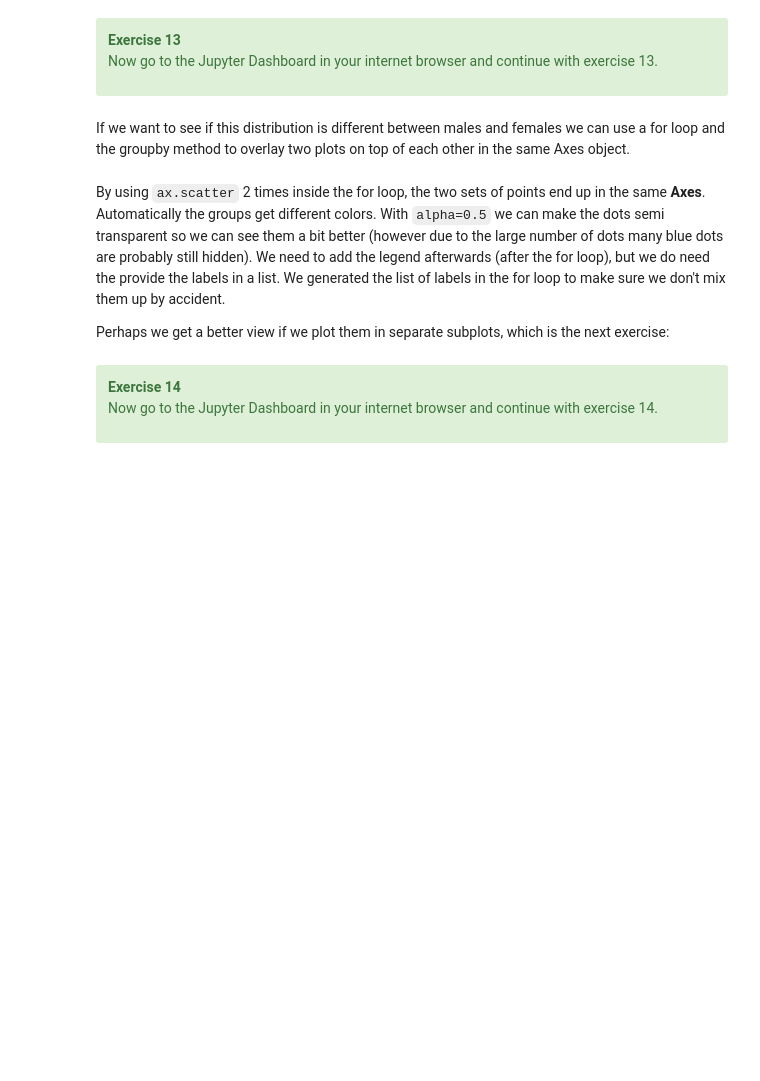
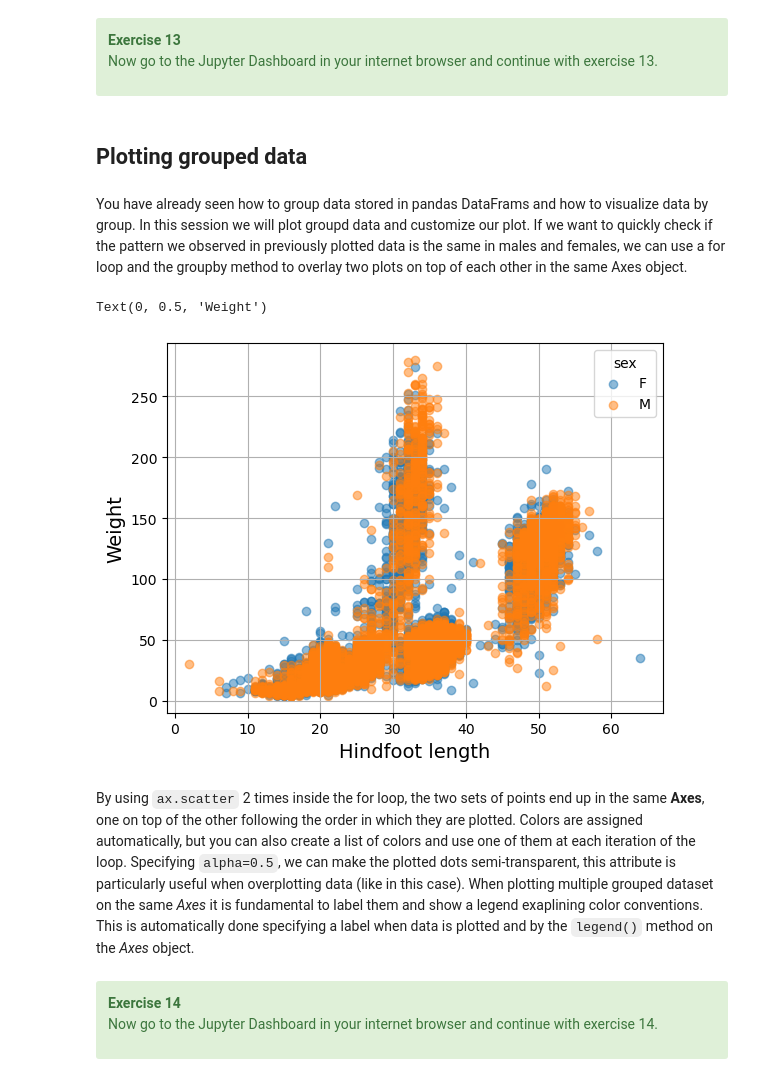
Before and after one commit to UtrechtUniversity/workshop-introduction-to-python, a Jupyter notebook: book/data-science-with-pandas-4.ipynb, the cells around one changed output. Drawn from its saved outputs; the diff is of its cells as text; code cells hidden in the pictures; blank space fills up the shorter version.

Commit message:
Text improved in all the remaining sessions

```diff
--- a/book/data-science-with-pandas-4.ipynb
+++ b/book/data-science-with-pandas-4.ipynb
@@ -193,23 +162,25 @@ fig.suptitle('Scatter plot of weight versus hindfoot length', fontsize=15)
 
 Now go to the Jupyter Dashboard in your internet browser and continue with exercise 13.
 </div>
+# %% [markdown]
+## Plotting grouped data
 # %% [markdown]
-If we want to see if this distribution is different between males and females we can use a for loop and the groupby method to overlay two plots on top of each other in the same Axes object.
+You have already seen how to group data stored in pandas DataFrams and how to visualize data by group. In this session we will plot groupd data and customize our plot. If we want to quickly check if the pattern we observed in previously plotted data is the same in males and females, we can use a for loop and the groupby method to overlay two plots on top of each other in the same Axes object.
 # %%
 fig, ax = plt.subplots()
-labels = []
 
 for i, group in list(surveys.groupby('sex')):
-    ax.scatter(group['hindfoot_length'], group['weight'], alpha=0.5)
-    labels.append(group['sex'].iloc[0])
+    ax.scatter(group['hindfoot_length'], group['weight'], alpha=0.5, label = group['sex'].iloc[0])
 
-ax.legend(labels)
-ax.set_xlabel("Hindfoot length")
-ax.set_ylabel("Weight")
+ax.legend(title='sex')
+ax.grid()
+ax.set_xlabel("Hindfoot length", fontsize=14)
+ax.set_ylabel("Weight", fontsize=14)
+# %% [output]
+Text(0, 0.5, 'Weight')
+[figure, added]
 # %% [markdown]
-By using `ax.scatter` 2 times inside the for loop, the two sets of points end up in the same **Axes**. Automatically the groups get different colors. With `alpha=0.5` we can make the dots semi transparent so we can see them a bit better (however due to the large number of dots many blue dots are probably still hidden). We need to add the legend afterwards (after the for loop), but we do need the provide the labels in a list. We generated the list of labels in the for loop to make sure we don't mix them up by accident.
-
-Perhaps we get a better view if we plot them in separate subplots, which is the next exercise:
+By using `ax.scatter` 2 times inside the for loop, the two sets of points end up in the same **Axes**, one on top of the other following the order in which they are plotted. Colors are assigned automatically, but you can also create a list of colors and use one of them at each iteration of the loop. Specifying `alpha=0.5`, we can make the plotted dots semi-transparent, this attribute is particularly useful when overplotting data (like in this case). When plotting multiple grouped dataset on the same _Axes_ it is fundamental to label them and show a legend exaplining color conventions. This is automatically done specifying a label when data is plotted and by the `legend()` method on the _Axes_ object.
 # %% [markdown]
 <div class="alert alert-block alert-success">
 <b>Exercise 14</b>
```
Also changed, not shown: parts of 20 cells of this notebook.
